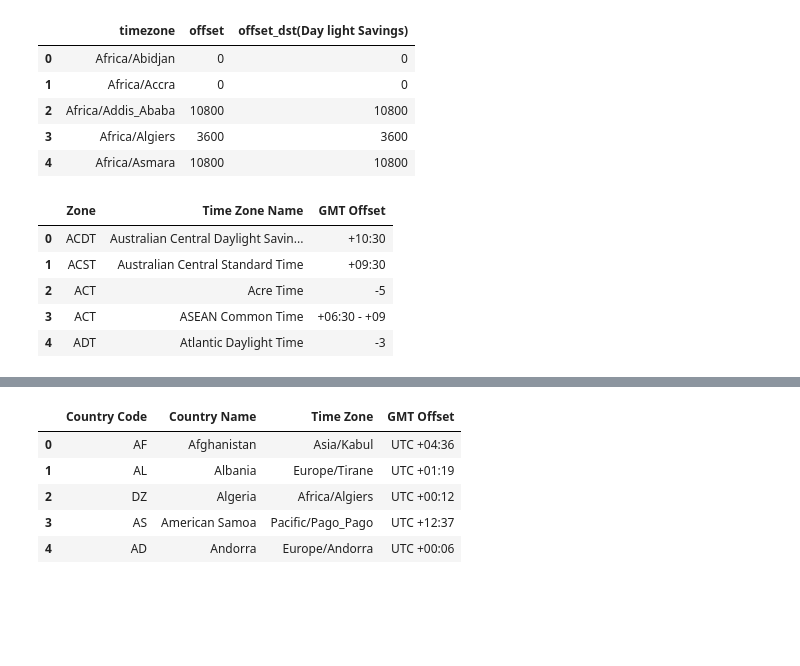
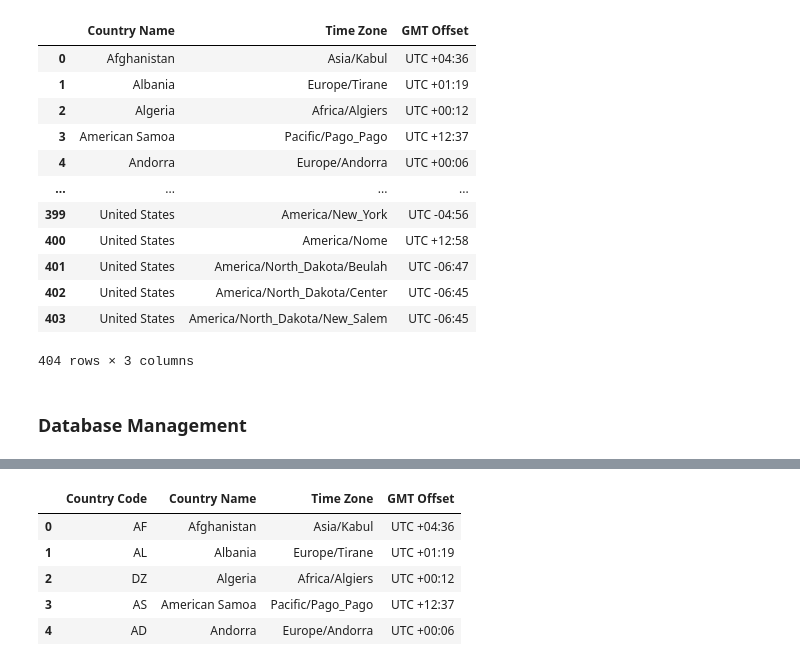
Before and after one commit to Jhorn-spec/python_acad-project, a Jupyter notebook: Untitled.ipynb, the cells around one changed output, grey strips where cells are left out. Saved outputs shown, nothing was run; the diff lists cells and outputs as text; code cells hidden in the pictures; blank space fills up the shorter version.

```diff
--- a/Untitled.ipynb
+++ b/Untitled.ipynb
@@ -11,18 +77,25 @@ file3 = pd.read_excel("dataset/Time zones_404_Counries.xlsx")
+# %%
+country_tz = file3.drop(columns="Country Code")
+# %%
+country_tz
+# %% [output]
+|  | Country Name | Time Zone | GMT Offset |
+| 0 | Afghanistan | Asia/Kabul | UTC +04:36 |
+| 1 | Albania | Europe/Tirane | UTC +01:19 |
+| 2 | Algeria | Africa/Algiers | UTC +00:12 |
+| 3 | American Samoa | Pacific/Pago_Pago | UTC +12:37 |
+| 4 | Andorra | Europe/Andorra | UTC +00:06 |
+| ... | ... | ... | ... |
+| 399 | United States | America/New_York | UTC -04:56 |
+| 400 | United States | America/Nome | UTC +12:58 |
+| 401 | United States | America/North_Dakota/Beulah | UTC -06:47 |
+| 402 | United States | America/North_Dakota/Center | UTC -06:45 |
+| 403 | United States | America/North_Dakota/New_Salem | UTC -06:45 |
+404 rows × 3 columns
 # %%
-file1.head()
+file1_arr = file1.to_numpy()
+file2_arr = file2.to_numpy()
+file3_arr = file3.to_numpy()
-# %% [output]
-|  | timezone | offset | offset_dst(Day light Savings) |
-| 0 | Africa/Abidjan | 0 | 0 |
-| 1 | Africa/Accra | 0 | 0 |
-| 2 | Africa/Addis_Ababa | 10800 | 10800 |
-| 3 | Africa/Algiers | 3600 | 3600 |
-| 4 | Africa/Asmara | 10800 | 10800 |
 # %%
-file2.head()
+def calculate_time():
+    pass
-# %% [output]
-|  | Zone | Time Zone Name | GMT Offset |
-| 0 | ACDT | Australian Central Daylight Savin... | +10:30 |
-| 1 | ACST | Australian Central Standard Time | +09:30 |
-| 2 | ACT | Acre Time | -5 |
-| 3 | ACT | ASEAN Common Time | +06:30 - +09 |
-| 4 | ADT | Atlantic Daylight Time | -3 |
@@ -28,0 +124,2 @@ file2.head()
+# %% [markdown]
+### Database Management
```
Also changed, not shown: parts of 31 cells of this notebook.
